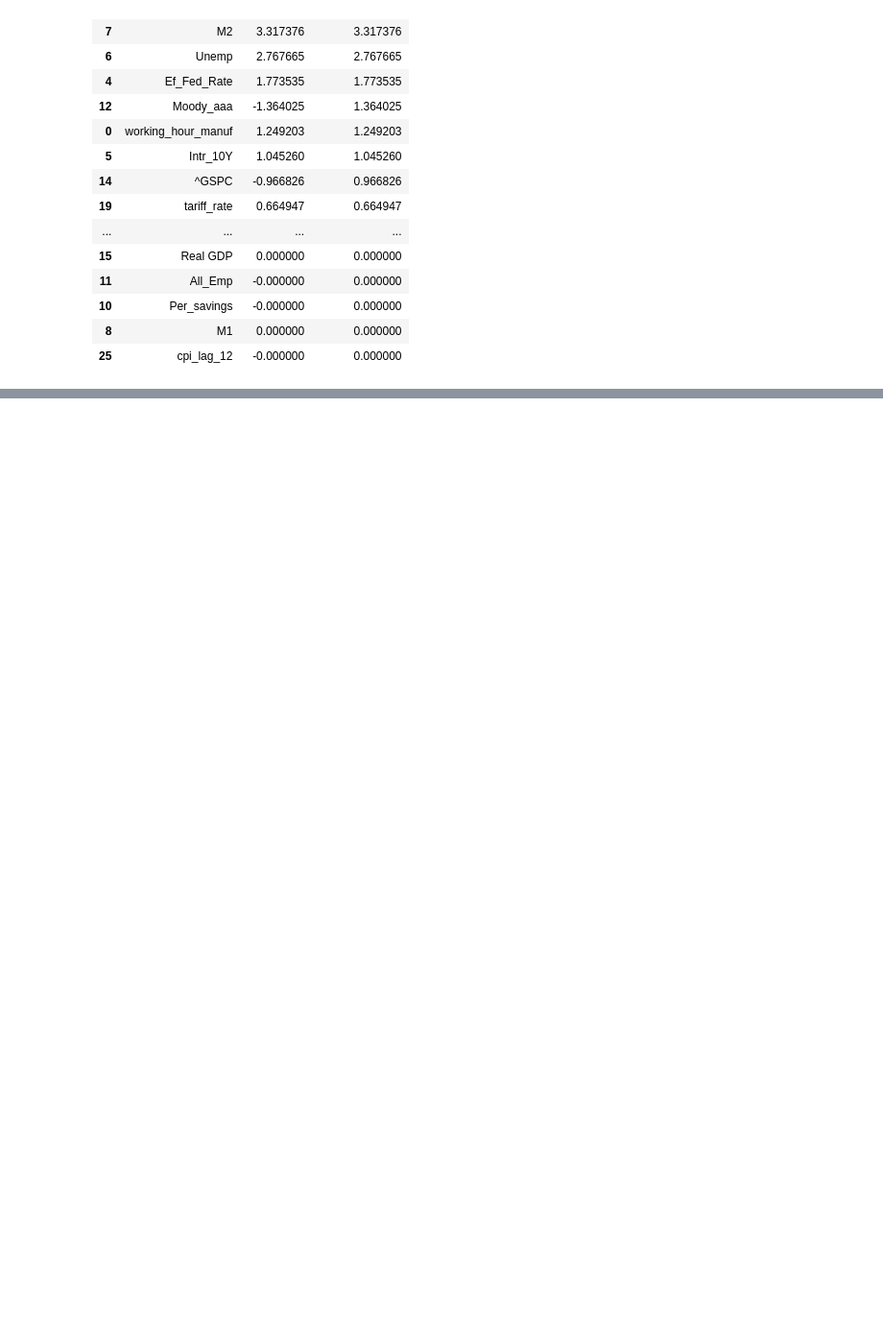
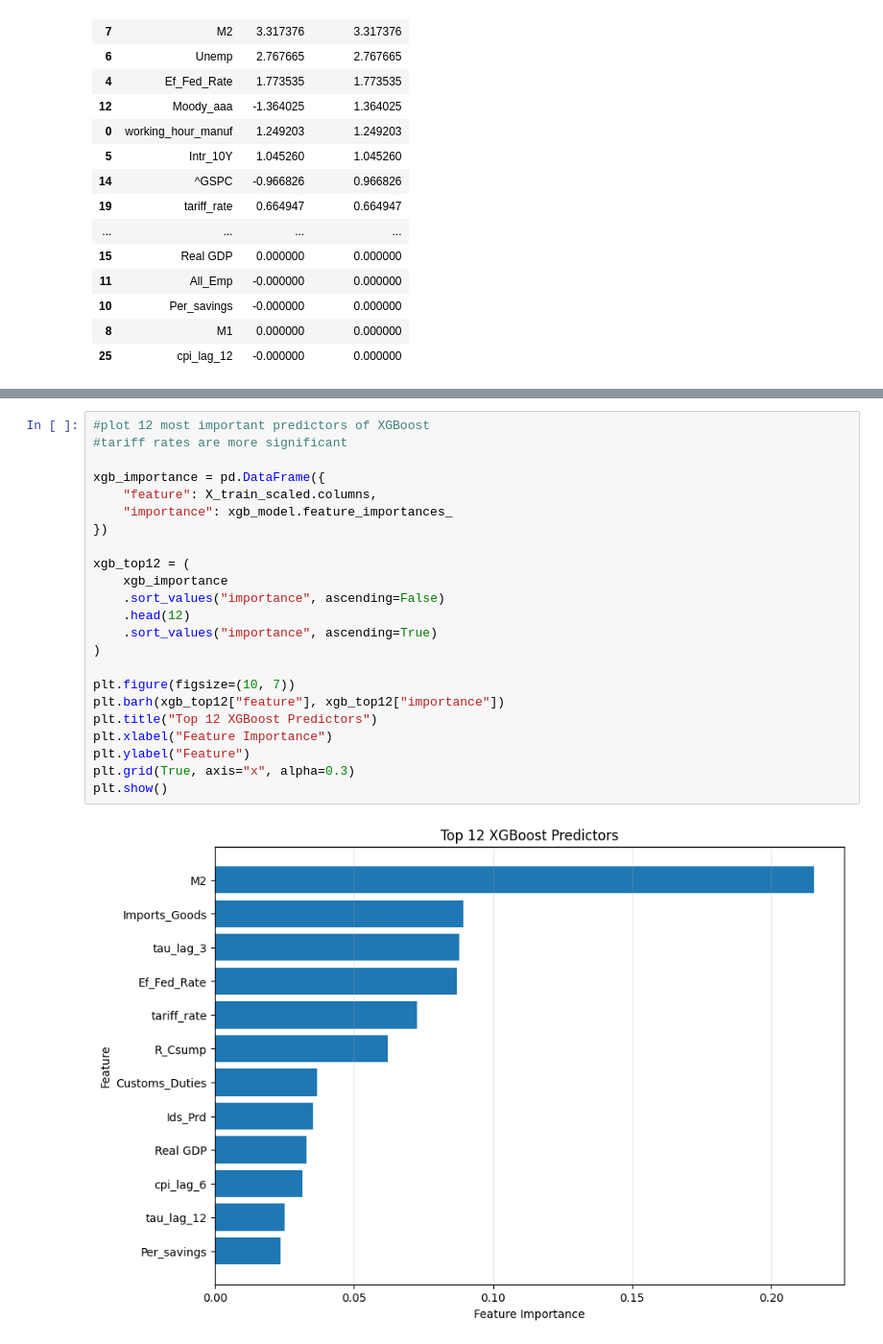
Before and after one commit to AndrewEross/GDP_inflation_prediction, a Jupyter notebook: inflation_model_backup.ipynb, the cells around one changed output, grey strips where cells are left out. Shown at 96% size. Drawn from its saved outputs; the diff is of its cells as text; blank space fills up the shorter version.

```diff
--- a/inflation_model_backup.ipynb
+++ b/inflation_model_backup.ipynb
@@ -435 +406,26 @@ lasso_importance
+# %%
+#plot 12 most important predictors of XGBoost
+#tariff rates are more significant
+
+xgb_importance = pd.DataFrame({
+    "feature": X_train_scaled.columns,
+    "importance": xgb_model.feature_importances_
+})
+
+xgb_top12 = (
+    xgb_importance
+    .sort_values("importance", ascending=False)
+    .head(12)
+    .sort_values("importance", ascending=True)
+)
+
+plt.figure(figsize=(10, 7))
+plt.barh(xgb_top12["feature"], xgb_top12["importance"])
+plt.title("Top 12 XGBoost Predictors")
+plt.xlabel("Feature Importance")
+plt.ylabel("Feature")
+plt.grid(True, axis="x", alpha=0.3)
+plt.show()
+# %% [output]
+[figure, added]
 # %%
```
Also changed, not shown: parts of 17 cells of this notebook.
